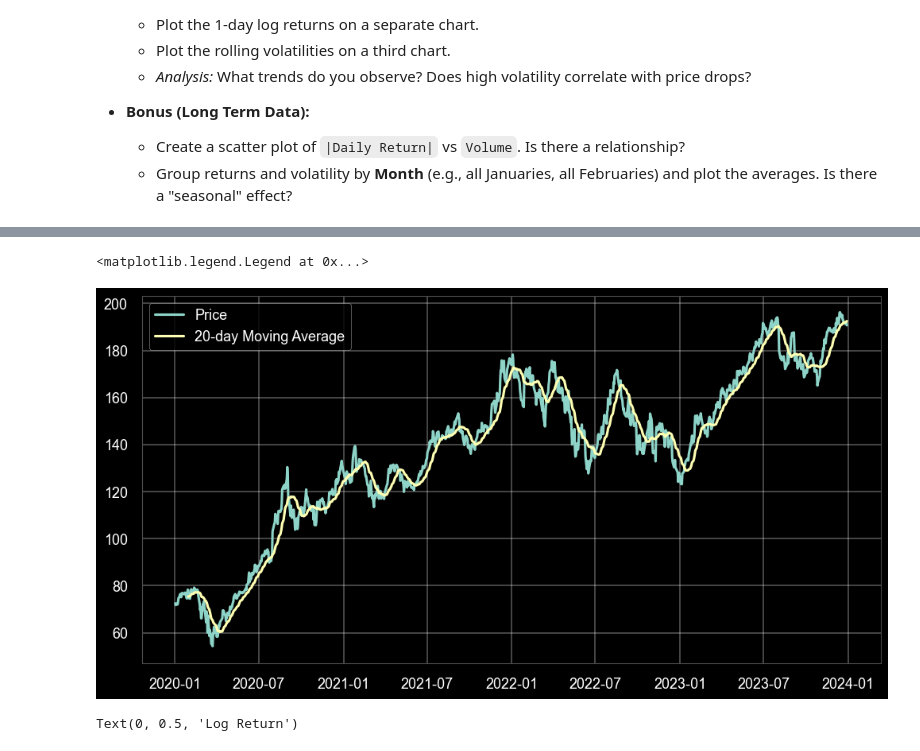
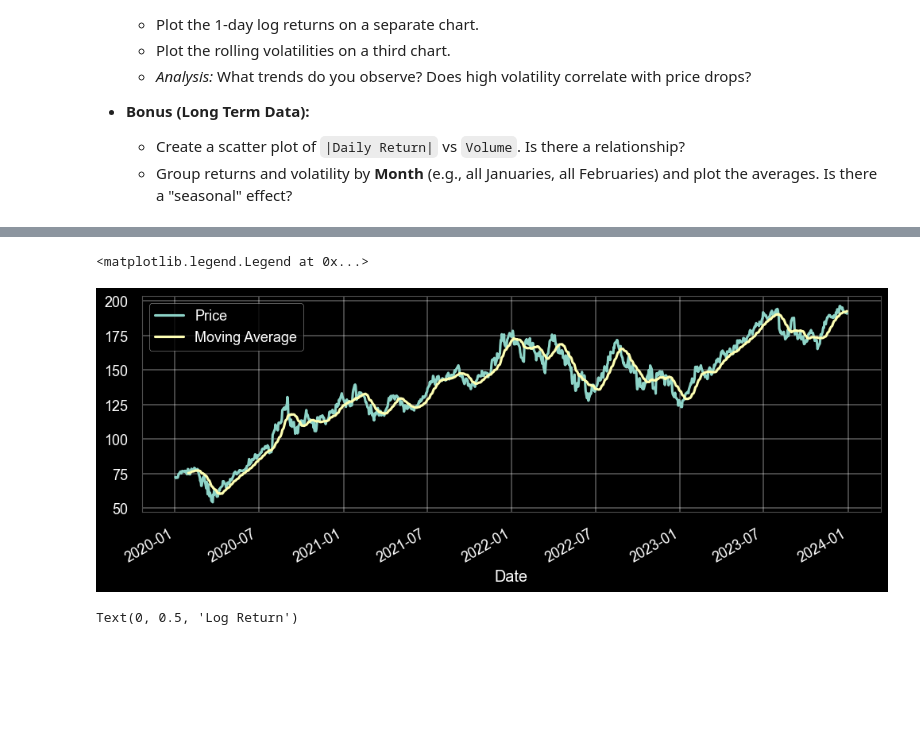
Before and after one commit to omeganebula4/Predict2Optimize-WiDS-2025, a Jupyter notebook: week1/task1.ipynb, the cells around one changed output, grey strips where cells are left out. Drawn from its saved outputs; the diff is of its cells as text; code cells hidden in the pictures; blank space fills up the shorter version.

```diff
--- a/week1/task1.ipynb
+++ b/week1/task1.ipynb
@@ -83,8 +87,8 @@ max      196.256577   186.570496   149.587051   377.077789   409.970001
     * Group returns and volatility by **Month** (e.g., all Januaries, all Februaries) and plot the averages. Is there a "seasonal" effect?
 # %%
 asset = 'AAPL'
-apple_data = medium_term_data[[asset]].copy()
-apple_data
+asset_data = medium_term_data[[asset]].copy()
+asset_data
 # %% [output]
 | Ticker | AAPL |
 | Date |  |
@@ -101,31 +105,32 @@ apple_data
 | 2023-12-29 | 190.728760 |
 1006 rows × 1 columns
 # %%
-ret_arr = [1, 5, 20]
+ret1 = asset_data[asset].diff(periods=1).dropna()
+ret5 = asset_data[asset].diff(periods=5).dropna()
+ret20 = asset_data[asset].diff(periods=20).dropna()
 
-for n in ret_arr:
-    apple_data[f'{n}-day return'] = apple_data[asset].diff(periods=n)
-    apple_data[f'{n}-day log return'] = np.log(apple_data[asset]).diff(periods=n)
+logret1 = np.log(asset_data[asset]).diff(periods=1).dropna()
+logret5 = np.log(asset_data[asset]).diff(periods=5).dropna()
+logret20 = np.log(asset_data[asset]).diff(periods=20).dropna()
 
-for n in [5, 20, 60]:
-    apple_data[f'{n}-day volatility'] = apple_data['1-day log return'].rolling(n).std()
+vol5 = logret1.rolling(5).std().dropna()
+vol20 = logret1.rolling(20).std().dropna()
+vol60 = logret1.rolling(60).std().dropna()
 
-apple_data['Moving Avg'] = apple_data[asset].rolling(window=20).mean()
+moving_avg = asset_data[asset].rolling(window=20).mean().dropna()
 # %%
 plt.style.use("seaborn-v0_8-talk")
 plt.rcParams["figure.figsize"] = (12, 4)
 plt.rcParams["axes.grid"] = True
 plt.rcParams["grid.alpha"] = 0.3
 plt.rcParams["axes.edgecolor"] = "0.3"
 plt.rcParams["axes.linewidth"] = 0.8
 
-fig, ax = plt.subplots(figsize=(12, 6))
+asset_data[asset].plot(label="Price")
+moving_avg.plot(label="Moving Average")
 
-# Plot both lines on the same axes
-ax.plot(apple_data.index, apple_data[asset], label='Price')
-ax.plot(apple_data.index, apple_data['Moving Avg'], label='20-day Moving Average')
-ax.legend()
+plt.legend()
 # %% [output]
 <matplotlib.legend.Legend at 0x...>
-[figure, old version]
+[figure, new version]
 # %%
```
Also changed, not shown: parts of 13 cells of this notebook.
